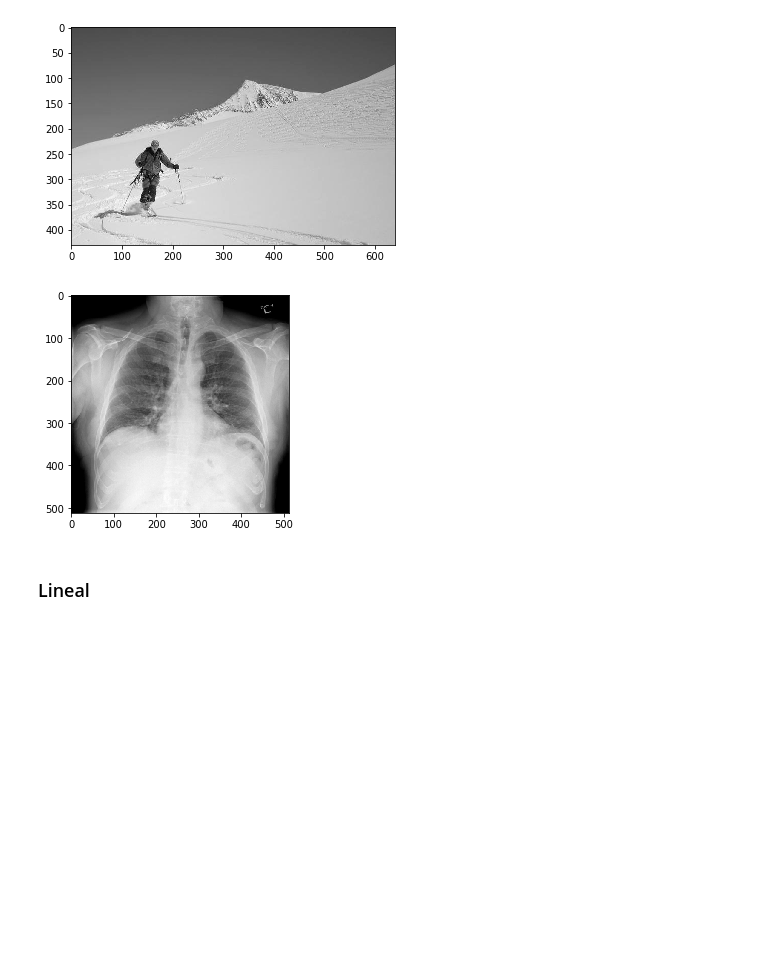
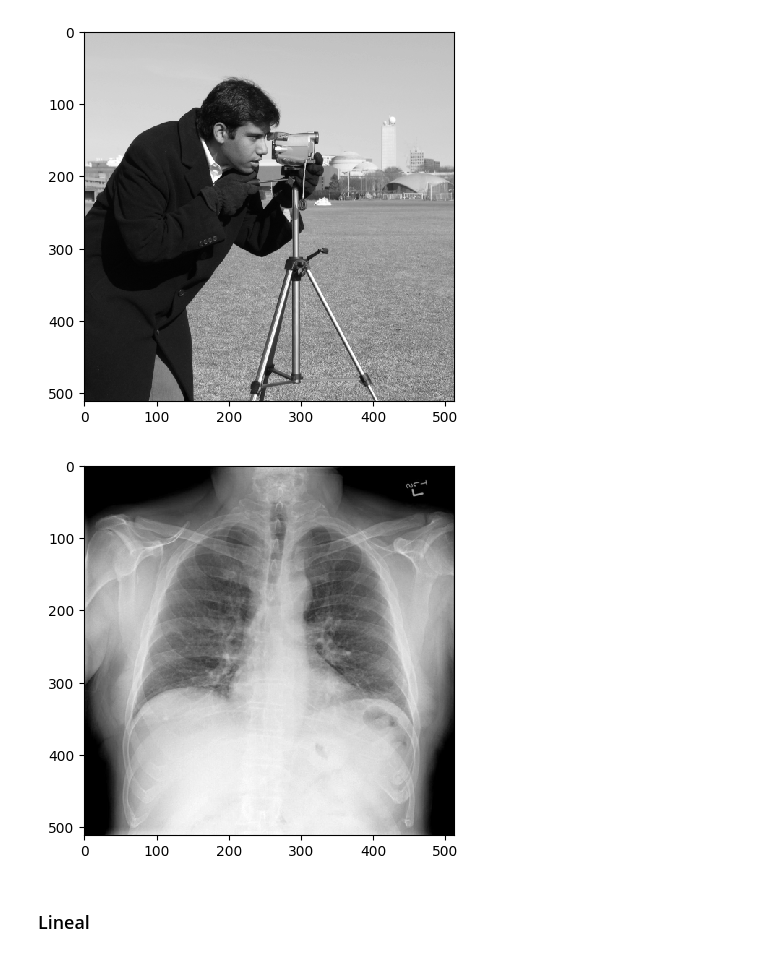
Before and after one commit to CTS-crypto/Logarithmic-Image-Processing, a Jupyter notebook: logimg/filter_sobel.ipynb, the cells around one changed output. Saved outputs shown, nothing was run; the diff lists cells and outputs as text; code cells hidden in the pictures; blank space fills up the shorter version.

```diff
--- a/logimg/filter_sobel.ipynb
+++ b/logimg/filter_sobel.ipynb
@@ -1,17 +1,17 @@
 # %%
 import matplotlib.pyplot as plt
-from skimage import io
+from skimage import io,data
 
-a=io.imread('000000038118.jpg')
+a=data.camera()
 b=io.imread('CXR7_IM-2263-1001.png')
 
 plt.imshow(a,cmap='gray',interpolation='nearest')
 plt.show()
 plt.imshow(b, cmap='gray', interpolation='nearest')
 plt.show()
 # %% [output]
-[figure, old version]
+[figure, new version]
-[figure, old version]
+[figure, new version]
 # %%
 from models.lip import LIPImage,LIPSpace
 from models.hlip import HLIPImage,HLIPSpace
```
Also changed, not shown: parts of 4 cells of this notebook, 10 other files.
